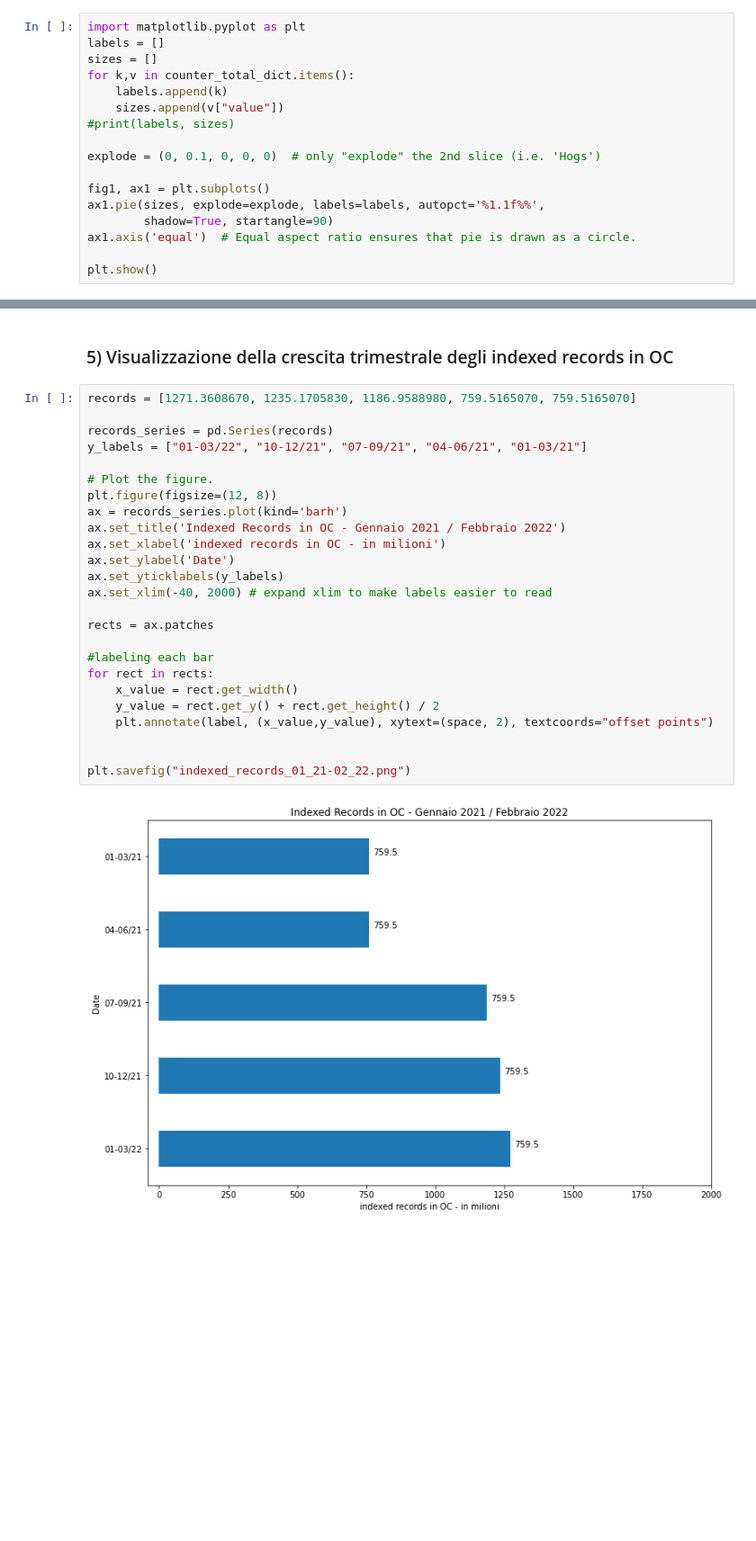
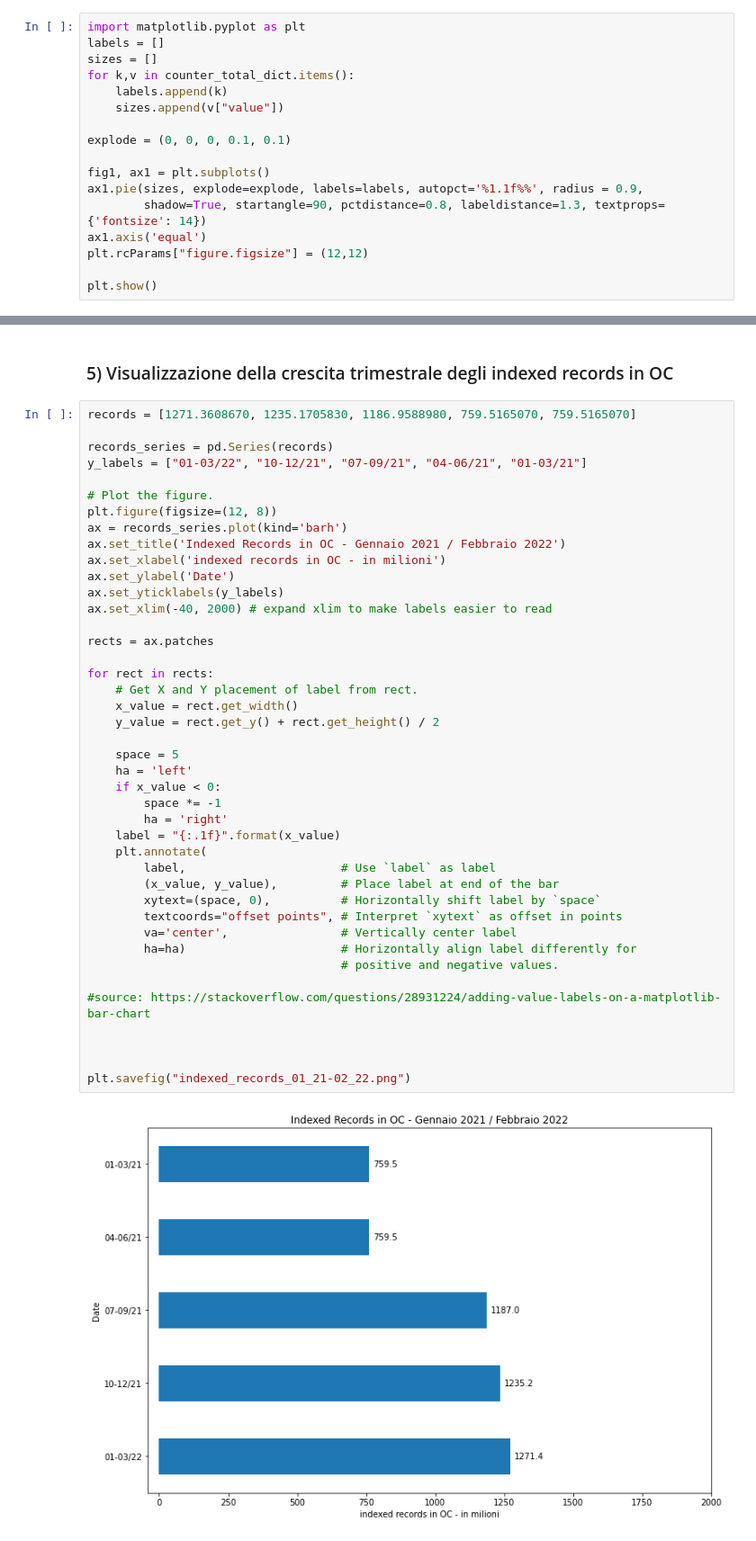
Before and after one commit to ariannamorettj/OC_Notebook, a Jupyter notebook: OC_AM_notebook.ipynb, the cells around one changed output, grey strips where cells are left out. Shown at 90% size. Cells and saved outputs as stored; diff of their text form; blank space fills up the shorter version.

```diff
--- a/OC_AM_notebook.ipynb
+++ b/OC_AM_notebook.ipynb
@@ -1495,14 +1497,14 @@ sizes = []
 for k,v in counter_total_dict.items():
     labels.append(k)
     sizes.append(v["value"])
-#print(labels, sizes)
 
-explode = (0, 0.1, 0, 0, 0)  # only "explode" the 2nd slice (i.e. 'Hogs')
+explode = (0, 0, 0, 0.1, 0.1)
 
 fig1, ax1 = plt.subplots()
-ax1.pie(sizes, explode=explode, labels=labels, autopct='%1.1f%%',
-        shadow=True, startangle=90)
-ax1.axis('equal')  # Equal aspect ratio ensures that pie is drawn as a circle.
+ax1.pie(sizes, explode=explode, labels=labels, autopct='%1.1f%%', radius = 0.9,
+        shadow=True, startangle=90, pctdistance=0.8, labeldistance=1.3, textprops={'fontsize': 14})
+ax1.axis('equal')
+plt.rcParams["figure.figsize"] = (12,12)
 
 plt.show()
 # %% [output]
@@ -1610,27 +1648,44 @@ import pandas as pd
 # %%
 records = [1271.3608670, 1235.1705830, 1186.9588980, 759.5165070, 759.5165070]
 
 records_series = pd.Series(records)
 y_labels = ["01-03/22", "10-12/21", "07-09/21", "04-06/21", "01-03/21"]
 
 # Plot the figure.
 plt.figure(figsize=(12, 8))
 ax = records_series.plot(kind='barh')
 ax.set_title('Indexed Records in OC - Gennaio 2021 / Febbraio 2022')
 ax.set_xlabel('indexed records in OC - in milioni')
 ax.set_ylabel('Date')
 ax.set_yticklabels(y_labels)
 ax.set_xlim(-40, 2000) # expand xlim to make labels easier to read
 
 rects = ax.patches
 
-#labeling each bar
 for rect in rects:
+    # Get X and Y placement of label from rect.
     x_value = rect.get_width()
     y_value = rect.get_y() + rect.get_height() / 2
-    plt.annotate(label, (x_value,y_value), xytext=(space, 2), textcoords="offset points")
+
+    space = 5
+    ha = 'left'
+    if x_value < 0:
+        space *= -1
+        ha = 'right'
+    label = "{:.1f}".format(x_value)
+    plt.annotate(
+        label,                      # Use `label` as label
+        (x_value, y_value),         # Place label at end of the bar
+        xytext=(space, 0),          # Horizontally shift label by `space`
+        textcoords="offset points", # Interpret `xytext` as offset in points
+        va='center',                # Vertically center label
+        ha=ha)                      # Horizontally align label differently for
+                                    # positive and negative values.
+
+#source: https://stackoverflow.com/questions/28931224/adding-value-labels-on-a-matplotlib-bar-chart
+
 
 
 plt.savefig("indexed_records_01_21-02_22.png")
 # %% [output]
-[figure, old version]
+[figure, new version]
```
Also changed, not shown: parts of 11 cells of this notebook, 1 other file.
